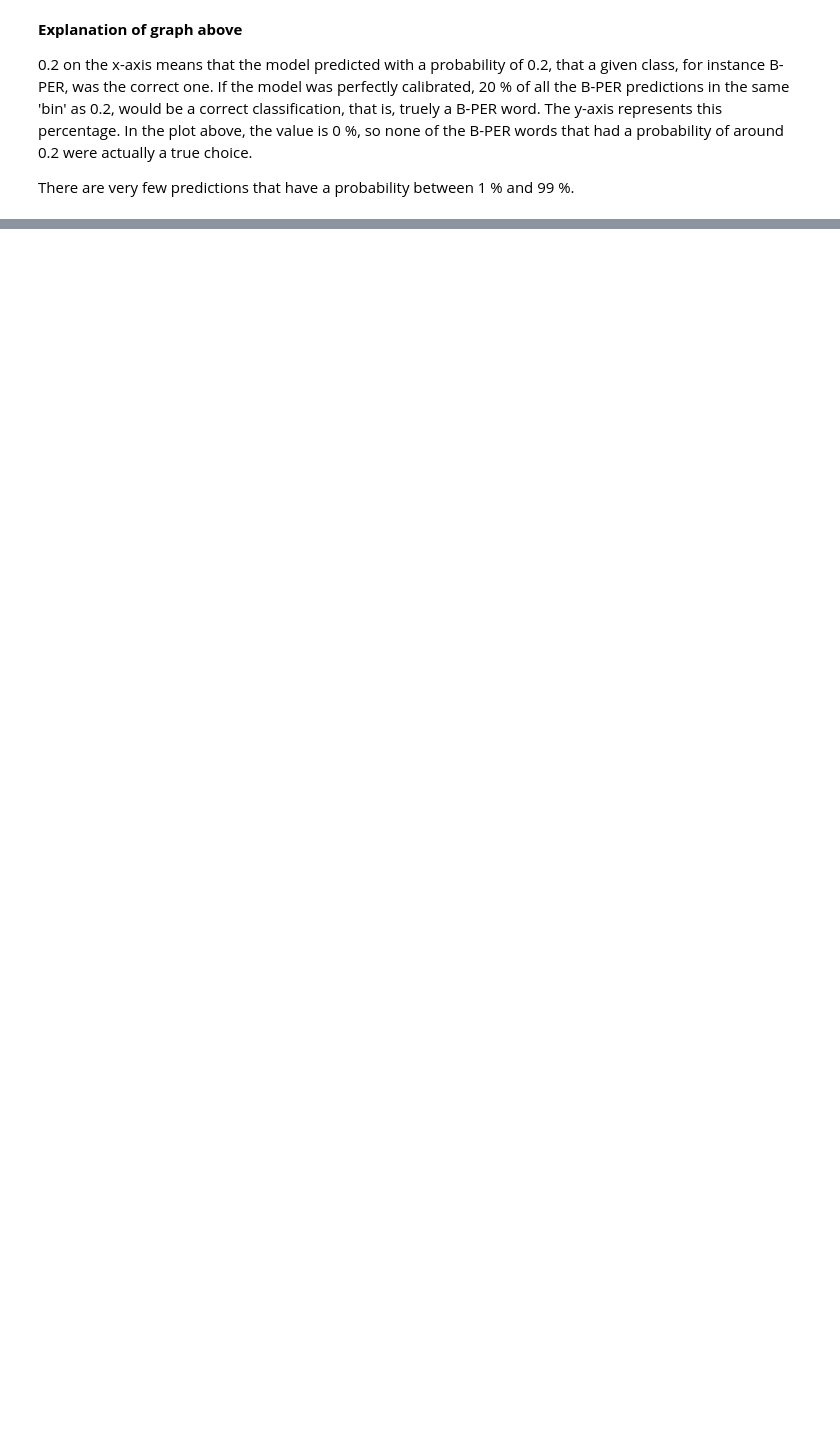
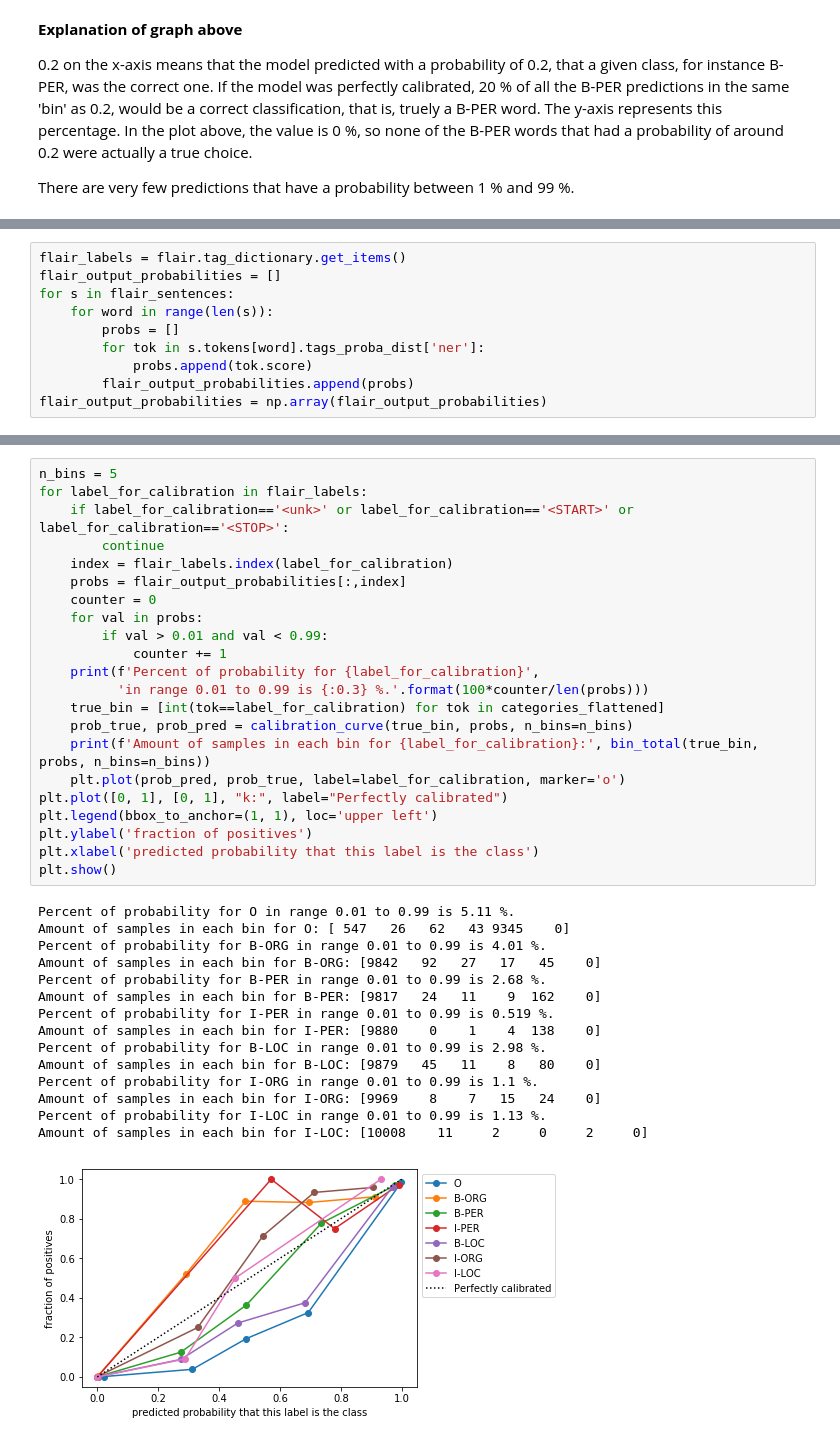
Before and after one commit to jorgeta/ner, a Jupyter notebook: notebooks/evaluation_with_probabilities.ipynb, the cells around one changed output, grey strips where cells are left out. Saved outputs shown, nothing was run; the diff lists cells and outputs as text; blank space fills up the shorter version.

```diff
--- a/notebooks/evaluation_with_probabilities.ipynb
+++ b/notebooks/evaluation_with_probabilities.ipynb
@@ -596,0 +748,10 @@ There are very few predictions that have a probability between 1 % and 99 %.
+# %%
+flair_labels = flair.tag_dictionary.get_items()
+flair_output_probabilities = []
+for s in flair_sentences:
+    for word in range(len(s)):
+        probs = []
+        for tok in s.tokens[word].tags_proba_dist['ner']:
+            probs.append(tok.score)
+        flair_output_probabilities.append(probs)
+flair_output_probabilities = np.array(flair_output_probabilities)
@@ -596,0 +762,38 @@ There are very few predictions that have a probability between 1 % and 99 %.
+# %%
+n_bins = 5
+for label_for_calibration in flair_labels:
+    if label_for_calibration=='<unk>' or label_for_calibration=='<START>' or label_for_calibration=='<STOP>':
+        continue
+    index = flair_labels.index(label_for_calibration)
+    probs = flair_output_probabilities[:,index]
+    counter = 0
+    for val in probs:
+        if val > 0.01 and val < 0.99:
+            counter += 1
+    print(f'Percent of probability for {label_for_calibration}',
+          'in range 0.01 to 0.99 is {:0.3} %.'.format(100*counter/len(probs)))
+    true_bin = [int(tok==label_for_calibration) for tok in categories_flattened]
+    prob_true, prob_pred = calibration_curve(true_bin, probs, n_bins=n_bins)
+    print(f'Amount of samples in each bin for {label_for_calibration}:', bin_total(true_bin, probs, n_bins=n_bins))
+    plt.plot(prob_pred, prob_true, label=label_for_calibration, marker='o')
+plt.plot([0, 1], [0, 1], "k:", label="Perfectly calibrated")
+plt.legend(bbox_to_anchor=(1, 1), loc='upper left')
+plt.ylabel('fraction of positives')
+plt.xlabel('predicted probability that this label is the class')
+plt.show()
+# %% [output]
+Percent of probability for O in range 0.01 to 0.99 is 5.11 %.
+Amount of samples in each bin for O: [ 547   26   62   43 9345    0]
+Percent of probability for B-ORG in range 0.01 to 0.99 is 4.01 %.
+Amount of samples in each bin for B-ORG: [9842   92   27   17   45    0]
+Percent of probability for B-PER in range 0.01 to 0.99 is 2.68 %.
+Amount of samples in each bin for B-PER: [9817   24   11    9  162    0]
+Percent of probability for I-PER in range 0.01 to 0.99 is 0.519 %.
+Amount of samples in each bin for I-PER: [9880    0    1    4  138    0]
+Percent of probability for B-LOC in range 0.01 to 0.99 is 2.98 %.
+Amount of samples in each bin for B-LOC: [9879   45   11    8   80    0]
+Percent of probability for I-ORG in range 0.01 to 0.99 is 1.1 %.
+Amount of samples in each bin for I-ORG: [9969    8    7   15   24    0]
+Percent of probability for I-LOC in range 0.01 to 0.99 is 1.13 %.
+Amount of samples in each bin for I-LOC: [10008    11     2     0     2     0]
+[figure, added]
```
Also changed, not shown: parts of 66 cells of this notebook, 2 other files.
